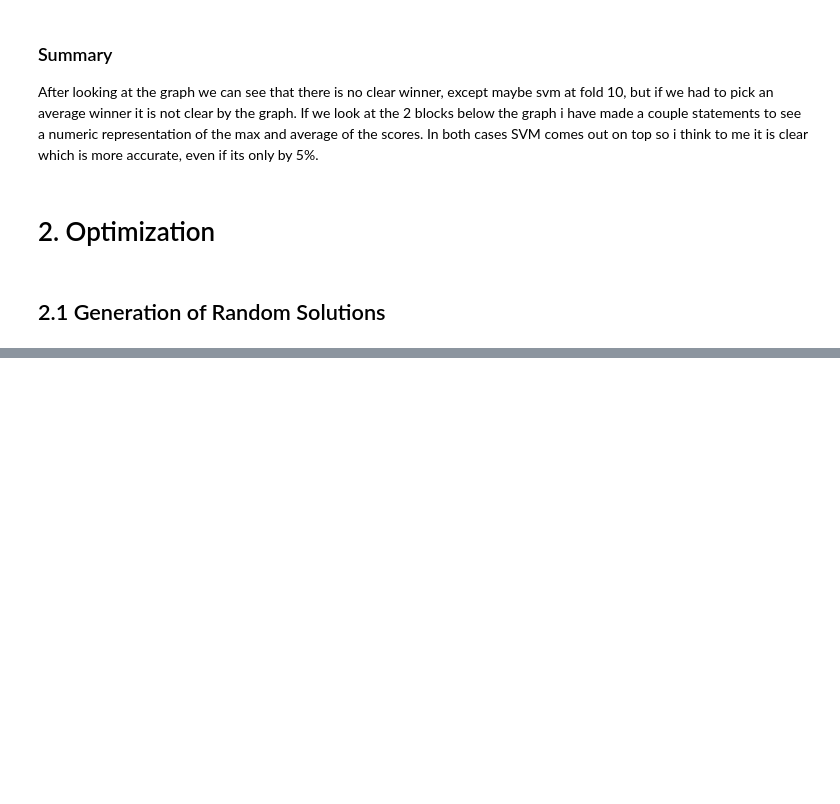
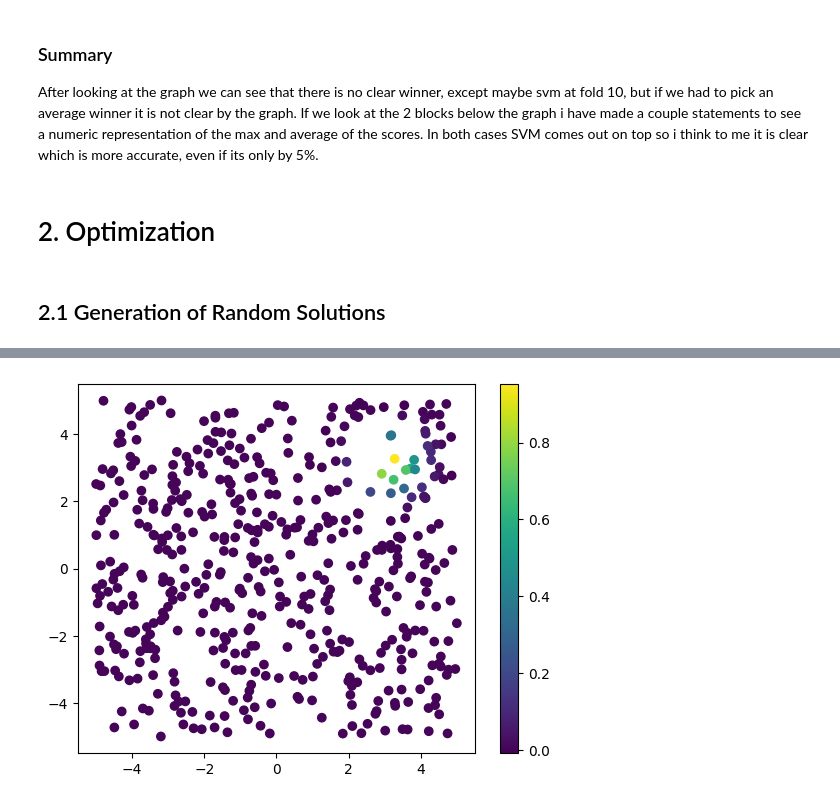
Before and after one commit to bobbymannino/comp2002-report, a Jupyter notebook: book.ipynb, the cells around one changed output, grey strips where cells are left out. Cells and saved outputs as stored; diff of their text form; code cells hidden in the pictures; blank space fills up the shorter version.

```diff
--- a/book.ipynb
+++ b/book.ipynb
@@ -199,0 +204,3 @@ def schaffer(x, y):
+# %%
+def easom(x, y):
+    return cos(x) * cos(y) * exp(-((x - pi)**2 + (y - pi)**2));
@@ -199,0 +229,4 @@ def schaffer(x, y):
+# %%
+plot500RandomValues(easom);
+# %% [output]
+[figure, added]
```
Also changed, not shown: parts of 6 cells of this notebook.
